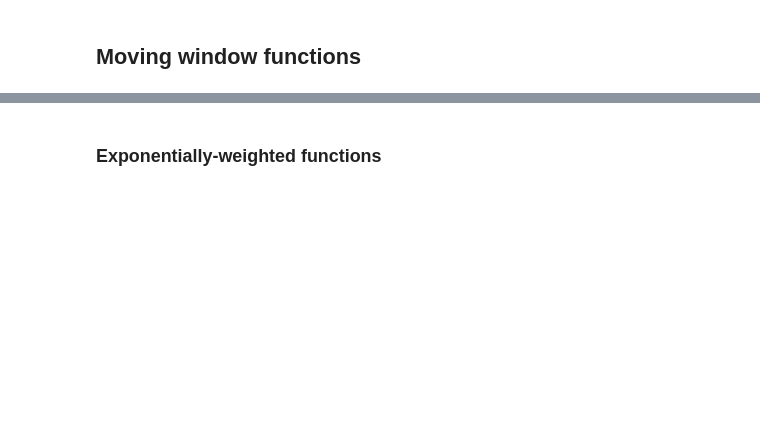
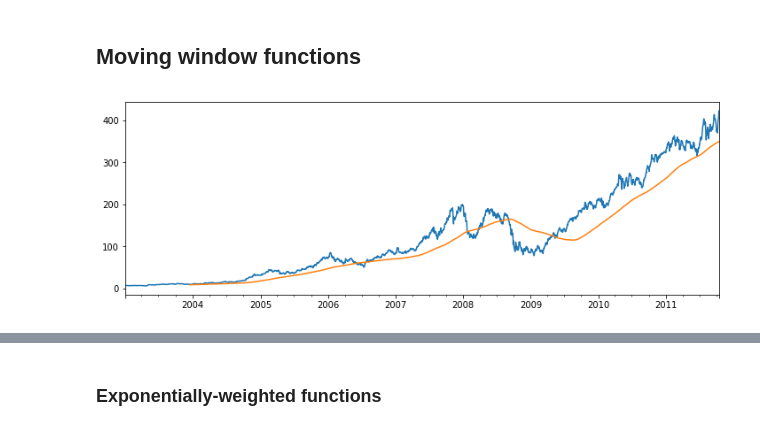
Before and after one commit to BigDataLearnin/python-for-data-analysis, a Jupyter notebook: Rui_chapter10.ipynb, the cells around one changed output, grey strips where cells are left out. Saved outputs shown, nothing was run; the diff lists cells and outputs as text; code cells hidden in the pictures; blank space fills up the shorter version.

```diff
--- a/Rui_chapter10.ipynb
+++ b/Rui_chapter10.ipynb
@@ -1086,4 +1250,7 @@ appl_q.ix['2009':].plot()
 close_px = close_px.asfreq('B').fillna(method='ffill')
 # %%
 close_px.AAPL.plot()
-pd.rolling_mean(close_px.AAPL, 250).plot()
+close_px.AAPL.rolling(window=250,center=False).mean().plot()
+plt.show()
+# %% [output]
+[figure, added]
```
Also changed, not shown: parts of 37 cells of this notebook.
